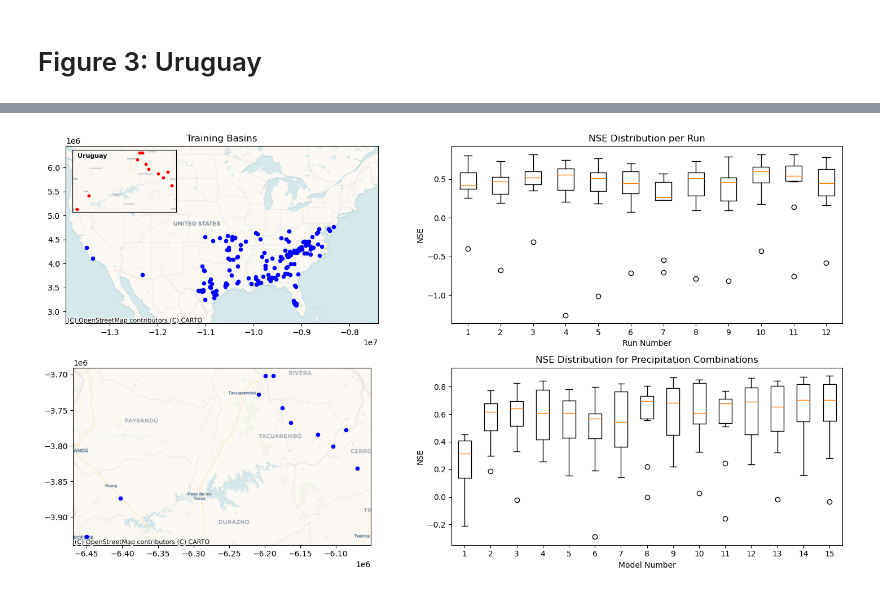
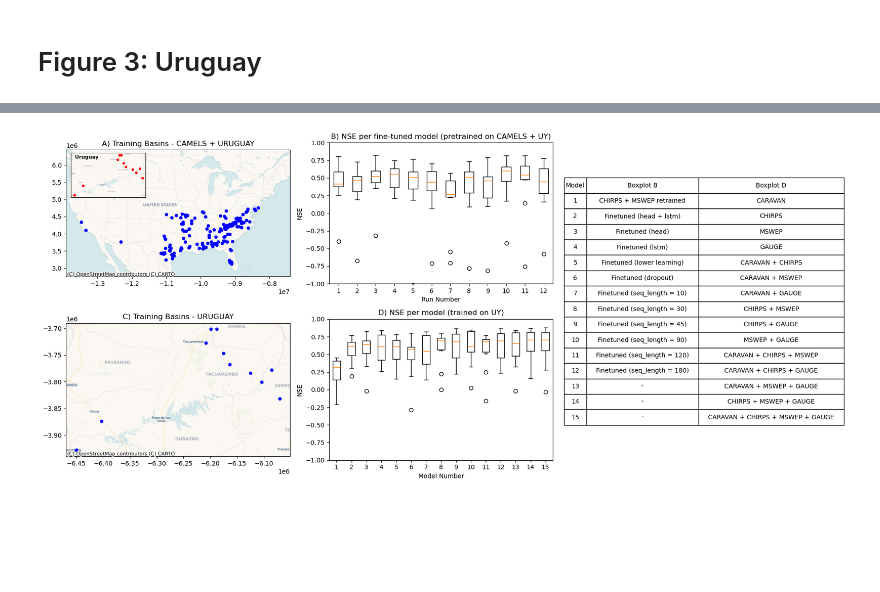
Before and after one commit to DSHydro/NeuralHydrologyAzure, a Jupyter notebook: final_runs/figures.ipynb, the cells around one changed output, grey strips where cells are left out. Cells and saved outputs as stored; diff of their text form; code cells hidden in the pictures; blank space fills up the shorter version.

Commit message:
Updateing figures

```diff
--- a/final_runs/figures.ipynb
+++ b/final_runs/figures.ipynb
@@ -521,7 +536,7 @@ gdf_531_webmercator.plot(
 )
 cbar = ax[0, 0].get_figure().get_axes()[1]
 cbar.set_ylabel("NSE (CAMELS)", rotation=270, labelpad=15)
-ax[0, 0].set_title("NSE by Gauge Location (CAMELS)")
+ax[0, 0].set_title("NSE (CAMELS)")
 ax[0, 0].set_xlim(xmin, xmax)
 ax[0, 0].set_ylim(ymin, ymax)
 cx.add_basemap(ax[0, 0], source=cx.providers.CartoDB.Voyager)
@@ -538,7 +553,7 @@ gdf_531_webmercator.plot(
 )
 cbar = ax[0, 1].get_figure().get_axes()[1]
 cbar.set_ylabel("NSE (CARAVAN)", rotation=270, labelpad=15)
-ax[0, 1].set_title("NSE by Gauge Location (CARAVAN)")
+ax[0, 1].set_title("NSE (CARAVAN)")
 ax[0, 1].set_xlim(xmin, xmax)
 ax[0, 1].set_ylim(ymin, ymax)
 cx.add_basemap(ax[0, 1], source=cx.providers.CartoDB.Voyager)
@@ -558,7 +573,7 @@ gdf_531_webmercator.plot(
 
 cbar = ax[1, 0].get_figure().get_axes()[1]
 cbar.set_ylabel("NSE Difference (CAMELS - CARAVAN)", rotation=270, labelpad=15)
-ax[1, 0].set_title("NSE Difference by Gauge Location")
+ax[1, 0].set_title("NSE Difference")
 ax[1, 0].set_xlim(xmin, xmax)
 ax[1, 0].set_ylim(ymin, ymax)
 cx.add_basemap(ax[1, 0], source=cx.providers.CartoDB.Voyager)
@@ -1038,7 +1264,8 @@ nse_per_run
   'CAMELS_UY_9': 0.7140270471572876}}
 # %%
 # ------------------------- PLOTTING -------------------------
-fig, ax = plt.subplots(2, 2, figsize=(15, 8))
+# fig, ax = plt.subplots(2, 2, figsize=(15, 8))
+fig, ax = plt.subplots(2, 3, figsize=(18, 8))
 
 # ------------------- ax[0,0]: Map of training basins with inset for Uruguay -------------------
 gdf_us.plot(
@@ -1048,7 +1275,7 @@ gdf_us.plot(
     label="US Basins"
 )
 
-ax[0, 0].set_title("Training Basins")
+ax[0, 0].set_title("A) Training Basins - CAMELS + URUGUAY")
 ax[0, 0].set_xlim(xmin, xmax)
 ax[0, 0].set_ylim(ymin, ymax)
 
@@ -1081,33 +1308,106 @@ ax_inset.text(
     bbox=dict(facecolor="white", alpha=0.6, edgecolor="none", pad=2)  # subtle background box
 )
 ax_inset.set_xticks([])
 ax_inset.set_yticks([])
 
 # ---------------------------- ax[0,1]: Boxplot of NSE for pretrained in UY and finetuned ----------------------------
 nse_values = [list(nse_per_run[run].values()) for run in runs]
 run_numbers = list(range(1, len(runs) + 1))
 
 ax[0,1].boxplot(nse_values, labels=run_numbers)
 ax[0,1].set_ylabel("NSE")
 ax[0,1].set_xlabel("Run Number")
-ax[0,1].set_title("NSE Distribution per Run")
+ax[0,1].set_title("B) NSE per fine-tuned model (pretrained on CAMELS + UY)")
+ax[0,1].set_ylim(-1, 1)
 
 # ---------------------------- ax[1,0]: Separate map of Uruguay basins ----------------------------
 gdf_uru.plot(
     ax=ax[1,0],
     color="blue",
     markersize=20,
     label="Uruguay Basins"
 )
 cx.add_basemap(ax[1, 0], source=cx.providers.CartoDB.Voyager)
+ax[1, 0].set_title("C) Training Basins - URUGUAY")
 
 # ---------------------------- ax[1,1]: Boxplot of NSE for all precipitation combinations ----------------------------
 ax[1,1].boxplot(all_NSE, labels=model_numbers)
 ax[1,1].set_ylabel("NSE")
 ax[1,1].set_xlabel("Model Number")
-ax[1,1].set_title("NSE Distribution for Precipitation Combinations")
+ax[1,1].set_title("D) NSE per model (trained on UY)")
+ax[1,1].set_ylim(-1, 1)
+
+# ----------------------------- Adding table ------------------------------
+# Example summary statistics
+# table_data = pd.DataFrame({
+#     "Model": model_numbers,
+#     "Mean NSE": [np.mean(v) for v in all_NSE],
+#     "Median NSE": [np.median(v) for v in all_NSE],
+#     "Std NSE": [np.std(v) for v in all_NSE]
+# })
+
+table_data = pd.DataFrame({
+    "Model": list(range(1, 16)),
+    "Boxplot B": [
+        "CHIRPS + MSWEP retrained",
+        "Finetuned (head + lstm)",
+        "Finetuned (head)",
+        "Finetuned (lstm)",
+        "Finetuned (lower learning)",
+        "Finetuned (dropout)",
+        "Finetuned (seq_length = 10)",
+        "Finetuned (seq_length = 30)",
+        "Finetuned (seq_length = 45)",
+        "Finetuned (seq_length = 90)",
+        "Finetuned (seq_length = 120)",
+        "Finetuned (seq_length = 180)",
+        "-",
+        "-",
+        "-"
+    ],
+    "Boxplot D": [
+        "CARAVAN",
+        "CHIRPS",
+        "MSWEP",
+        "GAUGE",
+        "CARAVAN + CHIRPS",
+        "CARAVAN + MSWEP",
+        "CARAVAN + GAUGE",
+        "CHIRPS + MSWEP",
+        "CHIRPS + GAUGE",
+        "MSWEP + GAUGE",
+        "CARAVAN + CHIRPS + MSWEP",
+        "CARAVAN + CHIRPS + GAUGE",
+        "CARAVAN + MSWEP + GAUGE",
+        "CHIRPS + MSWEP + GAUGE",
+        "CARAVAN + CHIRPS + MSWEP + GAUGE"
+    ]
+})
+
+# remove the two axes in the right column
+fig.delaxes(ax[0,2])
+fig.delaxes(ax[1,2])
+
+# create a new axis spanning both rows
+ax_table = fig.add_subplot(1, 3, 3)
+ax_table.axis('off')
+
+table = ax_table.table(
+    cellText=table_data.values,
+    colLabels=table_data.columns,
+    loc="center",
+    colWidths=[0.1, 0.5, 0.65]
+)
+
+table.auto_set_font_size(False)
+table.set_fontsize(10)
+table.scale(1, 1.8)
+
+# center text in all cells
+for (row, col), cell in table.get_celld().items():
+    cell.set_text_props(ha="center", va="center")
 
 plt.tight_layout()
 plt.show()
 # %% [output]
-[figure, old version]
+[figure, new version]
```
Also changed, not shown: parts of 14 cells of this notebook.
